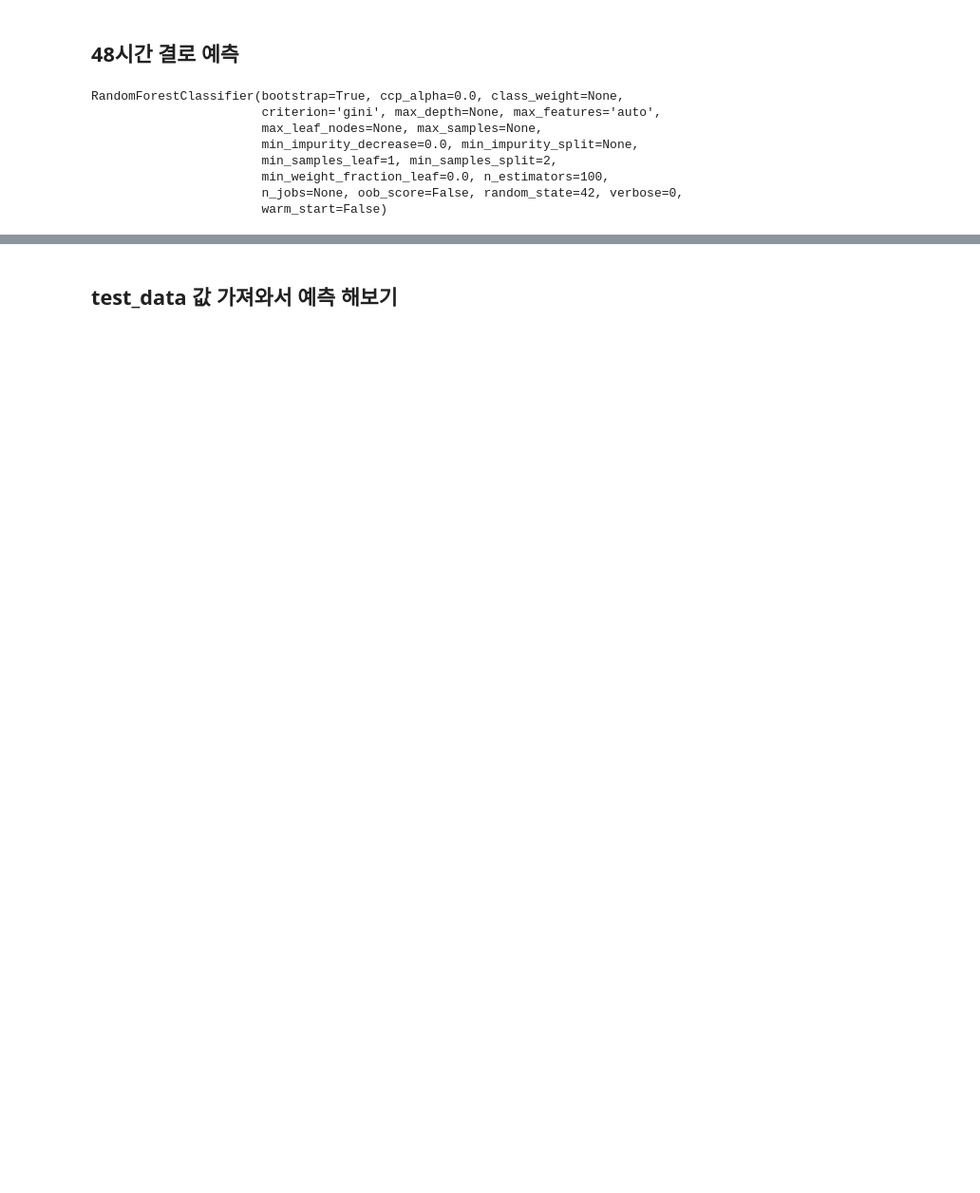
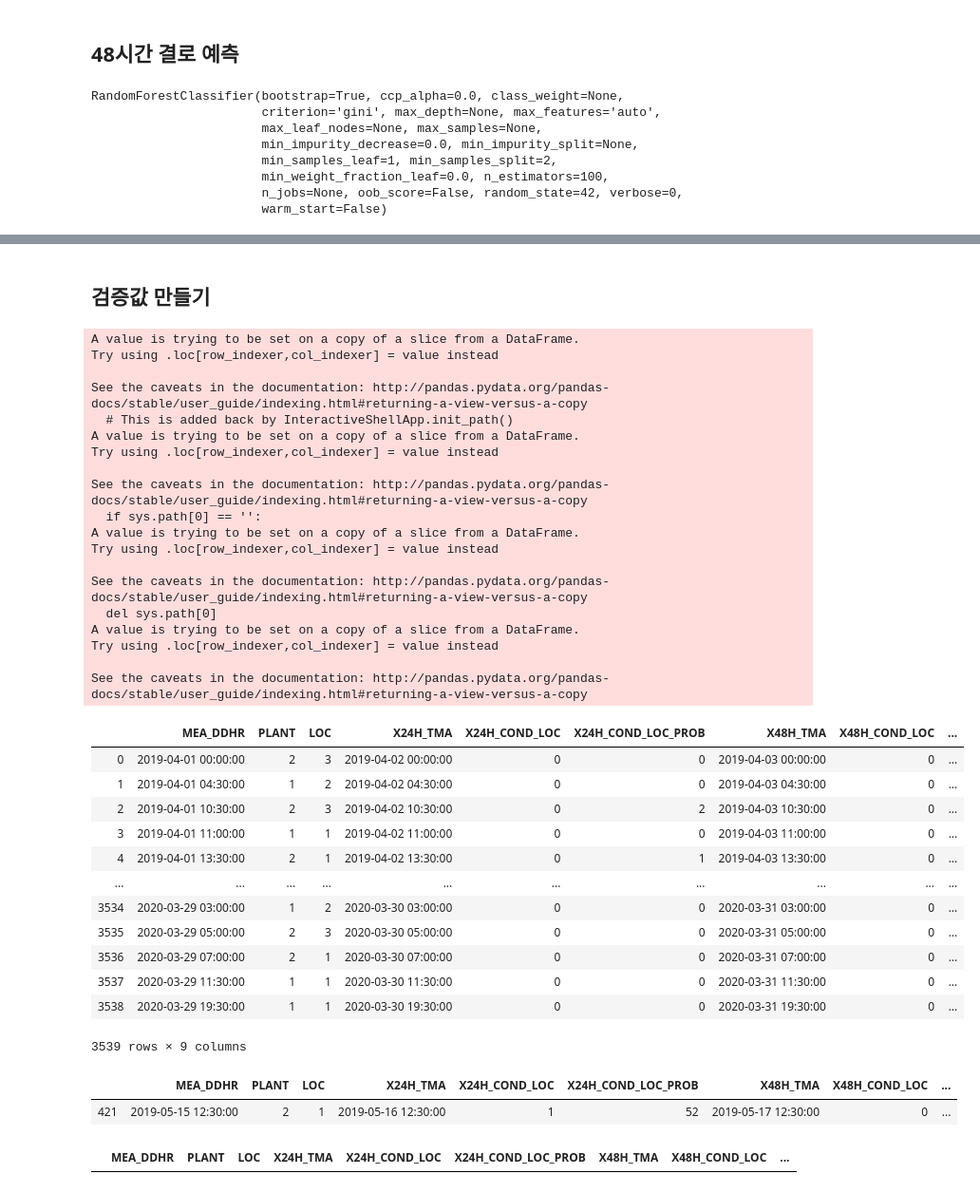
Before and after one commit to ek-koh/2020-Weather-Bigdata-Contest, a Jupyter notebook: Weather-Bigdata-Contest/3.머신러닝.ipynb, the cells around one changed output, grey strips where cells are left out. Shown: that part at 95% size. Saved outputs shown, nothing was run; the diff lists cells and outputs as text; code cells hidden in the pictures; blank space fills up the shorter version.

```diff
--- a/Weather-Bigdata-Contest/3.머신러닝.ipynb
+++ b/Weather-Bigdata-Contest/3.머신러닝.ipynb
@@ -91,0 +72,3 @@ test_data
+# %%
+test = preprosess(test_data)
+test.head()
@@ -120,0 +114,6 @@ X_train48, X_val48, y_train48, y_val48 = train_test_split(train_X, train48_y, te
+# %%
+timeList = ['MEA_DDHR', 'X24H_TMA', 'X48H_TMA']
+test = test.drop(timeList, axis=1)
+test_X = test.drop(['X24H_COND_LOC', 'X48H_COND_LOC'], axis=1)
+test24_y = test[['X24H_COND_LOC']]
+test48_y = test[['X48H_COND_LOC']]
@@ -121,3 +122,21 @@ X_train48, X_val48, y_train48, y_val48 = train_test_split(train_X, train48_y, te
+# %%
+def makeValiation(model24,model48):
+    """ 검증 데이터를 만들기 위한 함수입니다. 24후 모델,48후 모델값을 넣어 주어야 합니다."""
+    validation = test_data[["MEA_DDHR","PLANT", "LOC", "X24H_TMA", "X48H_TMA"]]
+    # 24시간 후 예측하기, 확률로 나누기
+    predict24 = model24.predict(test_X)
+    predict24_proba = model24.predict_proba(test_X)
+    # 48시간 후 예측하기, 확률로 나누기
+    predict48 = model48.predict(test_X)
+    predict48_proba  = model48.predict_proba(test_X)
+    # X24H_COND_LOC, X24H_COND_LOC_PROB, X48H_COND_LOC, X48H_COND_LOC_PROB
+    validation["X24H_COND_LOC"] = predict24.astype(int)
+    validation["X24H_COND_LOC_PROB"] = (predict24_proba[:,1]*100).astype(int)
+    validation["X48H_COND_LOC"] = (predict48).astype(int)
+    validation["X48H_COND_LOC_PROB"] = (predict48_proba[:,1]*100).astype(int)
+    # 검증 형식 맞춰주기
+    validation = validation[["MEA_DDHR","PLANT", "LOC", "X24H_TMA","X24H_COND_LOC", "X24H_COND_LOC_PROB", "X48H_TMA", "X48H_COND_LOC", "X48H_COND_LOC_PROB"]]
+    return validation
 # %% [markdown]
 # Random Forest
 ## 24 시간 결로 예측
@@ -209,2 +228,38 @@ plt.show()
-# %% [markdown]
-## test_data 값 가져와서 예측 해보기
+# %% [markdown]
+## 검증값 만들기
+# %%
+validation = makeValiation(rf_model24, rf_model48)
+validation
+# %% [output]
+A value is trying to be set on a copy of a slice from a DataFrame.
+Try using .loc[row_indexer,col_indexer] = value instead
+
+See the caveats in the documentation: http://pandas.pydata.org/pandas-docs/stable/user_guide/indexing.html#returning-a-view-versus-a-copy
+  # This is added back by InteractiveShellApp.init_path()
+A value is trying to be set on a copy of a slice from a DataFrame.
+Try using .loc[row_indexer,col_indexer] = value instead
+
+See the caveats in the documentation: http://pandas.pydata.org/pandas-docs/stable/user_guide/indexing.html#returning-a-view-versus-a-copy
+  if sys.path[0] == '':
+A value is trying to be set on a copy of a slice from a DataFrame.
+Try using .loc[row_indexer,col_indexer] = value instead
+
+See the caveats in the documentation: http://pandas.pydata.org/pandas-docs/stable/user_guide/indexing.html#returning-a-view-versus-a-copy
+  del sys.path[0]
+A value is trying to be set on a copy of a slice from a DataFrame.
+Try using .loc[row_indexer,col_indexer] = value instead
+
+See the caveats in the documentation: http://pandas.pydata.org/pandas-docs/stable/user_guide/indexing.html#returning-a-view-versus-a-copy
+|  | MEA_DDHR | PLANT | LOC | X24H_TMA | X24H_COND_LOC | X24H_COND_LOC_PROB | X48H_TMA | X48H_COND_LOC | ... |
+| 0 | 2019-04-01 00:00:00 | 2 | 3 | 2019-04-02 00:00:00 | 0 | 0 | 2019-04-03 00:00:00 | 0 | ... |
+| 1 | 2019-04-01 04:30:00 | 1 | 2 | 2019-04-02 04:30:00 | 0 | 0 | 2019-04-03 04:30:00 | 0 | ... |
+| 2 | 2019-04-01 10:30:00 | 2 | 3 | 2019-04-02 10:30:00 | 0 | 2 | 2019-04-03 10:30:00 | 0 | ... |
+| 3 | 2019-04-01 11:00:00 | 1 | 1 | 2019-04-02 11:00:00 | 0 | 0 | 2019-04-03 11:00:00 | 0 | ... |
+| 4 | 2019-04-01 13:30:00 | 2 | 1 | 2019-04-02 13:30:00 | 0 | 1 | 2019-04-03 13:30:00 | 0 | ... |
+| ... | ... | ... | ... | ... | ... | ... | ... | ... | ... |
+| 3534 | 2020-03-29 03:00:00 | 1 | 2 | 2020-03-30 03:00:00 | 0 | 0 | 2020-03-31 03:00:00 | 0 | ... |
+| 3535 | 2020-03-29 05:00:00 | 2 | 3 | 2020-03-30 05:00:00 | 0 | 0 | 2020-03-31 05:00:00 | 0 | ... |
+| 3536 | 2020-03-29 07:00:00 | 2 | 1 | 2020-03-30 07:00:00 | 0 | 0 | 2020-03-31 07:00:00 | 0 | ... |
+| 3537 | 2020-03-29 11:30:00 | 1 | 1 | 2020-03-30 11:30:00 | 0 | 0 | 2020-03-31 11:30:00 | 0 | ... |
+| 3538 | 2020-03-29 19:30:00 | 1 | 1 | 2020-03-30 19:30:00 | 0 | 0 | 2020-03-31 19:30:00 | 0 | ... |
+3539 rows × 9 columns
@@ -210,0 +273,9 @@ plt.show()
+# %%
+findCondRow24(validation)
+# %% [output]
+|  | MEA_DDHR | PLANT | LOC | X24H_TMA | X24H_COND_LOC | X24H_COND_LOC_PROB | X48H_TMA | X48H_COND_LOC | ... |
+| 421 | 2019-05-15 12:30:00 | 2 | 1 | 2019-05-16 12:30:00 | 1 | 52 | 2019-05-17 12:30:00 | 0 | ... |
+# %%
+findCondRow48(validation)
+# %% [output]
+|  | MEA_DDHR | PLANT | LOC | X24H_TMA | X24H_COND_LOC | X24H_COND_LOC_PROB | X48H_TMA | X48H_COND_LOC | ... |
```
Also changed, not shown: parts of 50 cells of this notebook, 7 other files.
